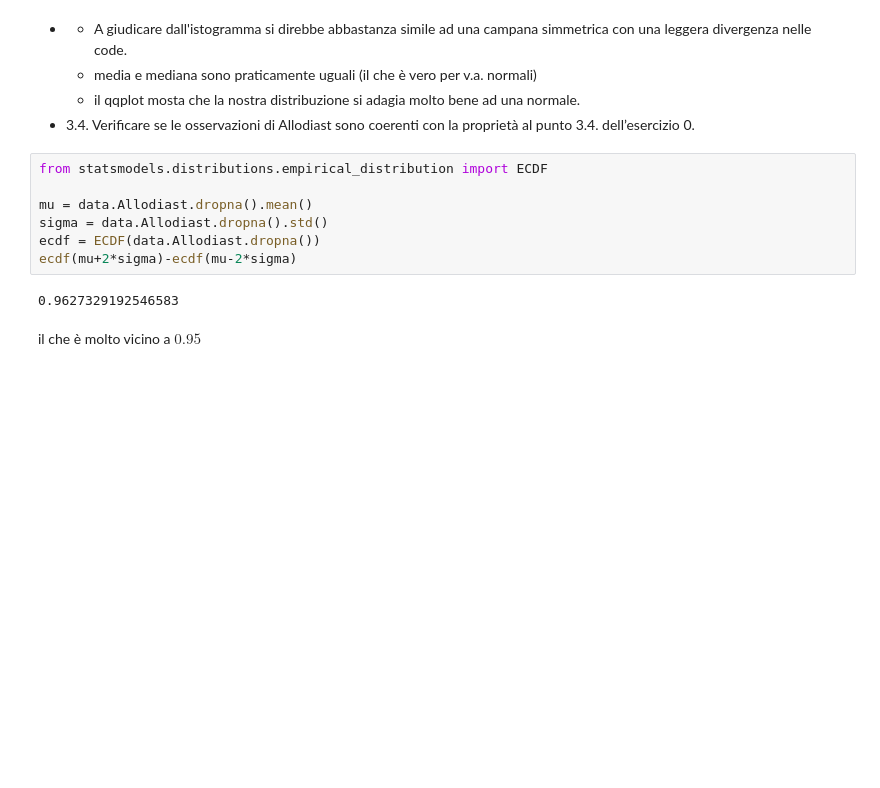
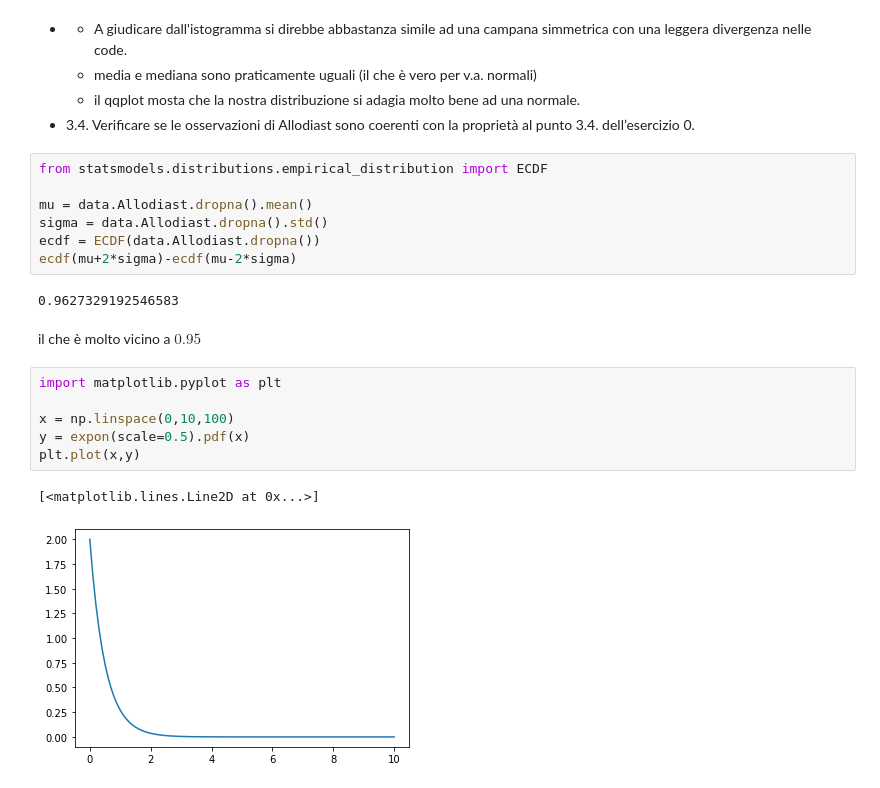
Before and after one commit to f14-bertolotti/SAD-unimi, a Jupyter notebook: cani_completo/solution_python.ipynb, the cells around one changed output. Saved outputs shown, nothing was run; the diff lists cells and outputs as text; blank space fills up the shorter version.

```diff
--- a/cani_completo/solution_python.ipynb
+++ b/cani_completo/solution_python.ipynb
@@ -344,3 +348,12 @@ ecdf(mu+2*sigma)-ecdf(mu-2*sigma)
 0.9627329192546583
 # %% [markdown]
 il che è molto vicino a $0.95$
+# %%
+import matplotlib.pyplot as plt
+
+x = np.linspace(0,10,100)
+y = expon(scale=0.5).pdf(x)
+plt.plot(x,y)
+# %% [output]
+[<matplotlib.lines.Line2D at 0x...>]
+[figure, added]
```
Also changed, not shown: parts of 17 cells of this notebook, 1 other file.
